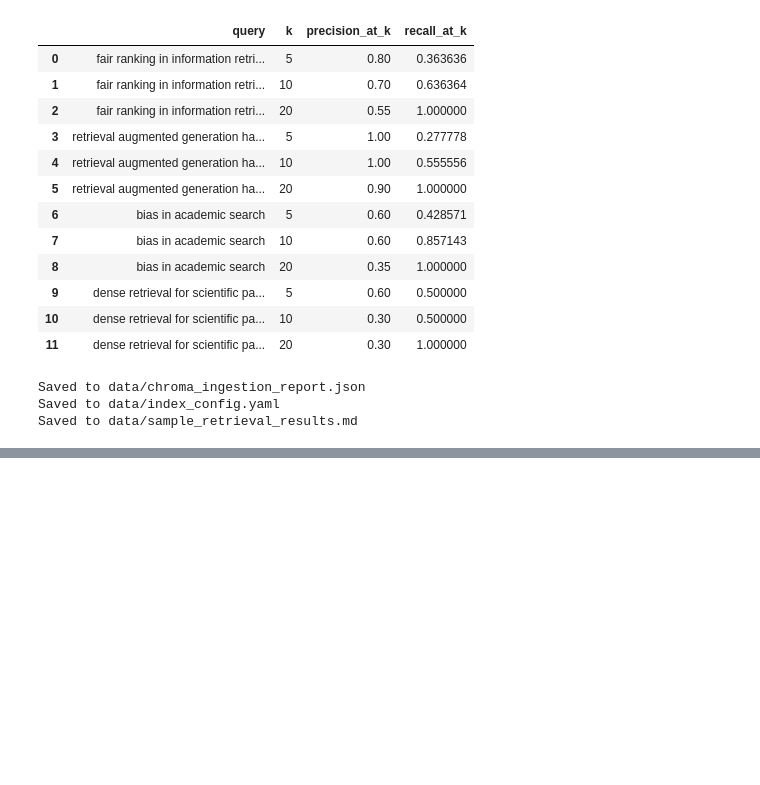
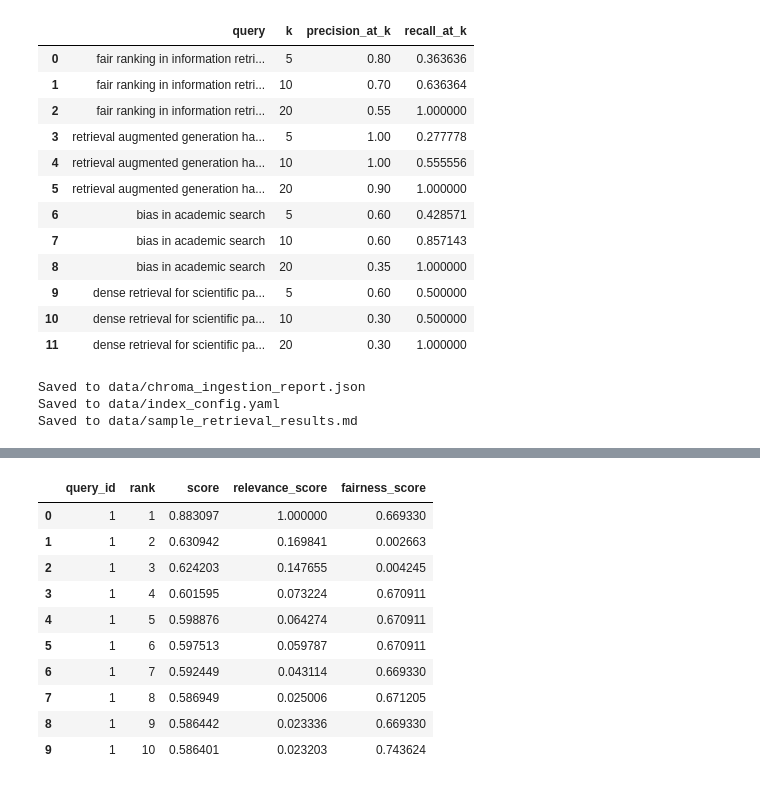
Before and after one commit to Darjeel1ng/neu-cs6200-team3-fairsearch-arxiv, a Jupyter notebook: work_notebook.ipynb, the cells around one changed output, grey strips where cells are left out. Saved outputs shown, nothing was run; the diff lists cells and outputs as text; code cells hidden in the pictures; blank space fills up the shorter version.

```diff
--- a/work_notebook.ipynb
+++ b/work_notebook.ipynb
@@ -2690,0 +3428,54 @@ Saved to data/sample_retrieval_results.md
+# %%
+# ----------------------------------------------
+# COMPUTE FARINESS SCORE & RELEVANCE SCORE
+# ----------------------------------------------
+
+
+privilege_prior = fairness_priors["privilege_prior"]
+region_prior = fairness_priors["region_prior"]
+
+region_inverse = {r: 1 / p for r, p in region_prior.items()}
+max_inverse = max(region_inverse.values())
+region_reward = {r: v / max_inverse for r, v in region_inverse.items()}
+
+
+def fairness_score(row):
+
+    # Privilege
+    privilege_component = (1.0 if row["privilege_label"] == "underrepresented" else 0.0)
+
+    # Region
+    region_component = region_reward.get(row["region"], 0.0)
+
+    # Institution
+    institution_component = (0.0 if row["is_top50_institution"] else 1.0)
+
+    # Equal contribution from each fairness attribute
+    fairness = (privilege_component + region_component + institution_component) / 3.0
+
+    return fairness
+
+
+# compute fairness score and add to retrieval_df
+retrieval_df["fairness_score"] = retrieval_df.apply(fairness_score, axis=1)
+
+# normalize retrieval scores and add to retrieval_df
+retrieval_df["relevance_score"] = (
+    retrieval_df.groupby("query_id")["score"]
+    .transform(lambda x: (x - x.min()) / (x.max() - x.min() + 1e-12))
+)
+
+# check results:
+retrieval_df[["query_id", "rank", "score", "relevance_score", "fairness_score"]].head(10)
+# %% [output]
+|  | query_id | rank | score | relevance_score | fairness_score |
+| 0 | 1 | 1 | 0.883097 | 1.000000 | 0.669330 |
+| 1 | 1 | 2 | 0.630942 | 0.169841 | 0.002663 |
+| 2 | 1 | 3 | 0.624203 | 0.147655 | 0.004245 |
+| 3 | 1 | 4 | 0.601595 | 0.073224 | 0.670911 |
+| 4 | 1 | 5 | 0.598876 | 0.064274 | 0.670911 |
+| 5 | 1 | 6 | 0.597513 | 0.059787 | 0.670911 |
+| 6 | 1 | 7 | 0.592449 | 0.043114 | 0.669330 |
+| 7 | 1 | 8 | 0.586949 | 0.025006 | 0.671205 |
+| 8 | 1 | 9 | 0.586442 | 0.023336 | 0.669330 |
+| 9 | 1 | 10 | 0.586401 | 0.023203 | 0.743624 |
```
Also changed, not shown: parts of 32 cells of this notebook, 16 other files.
